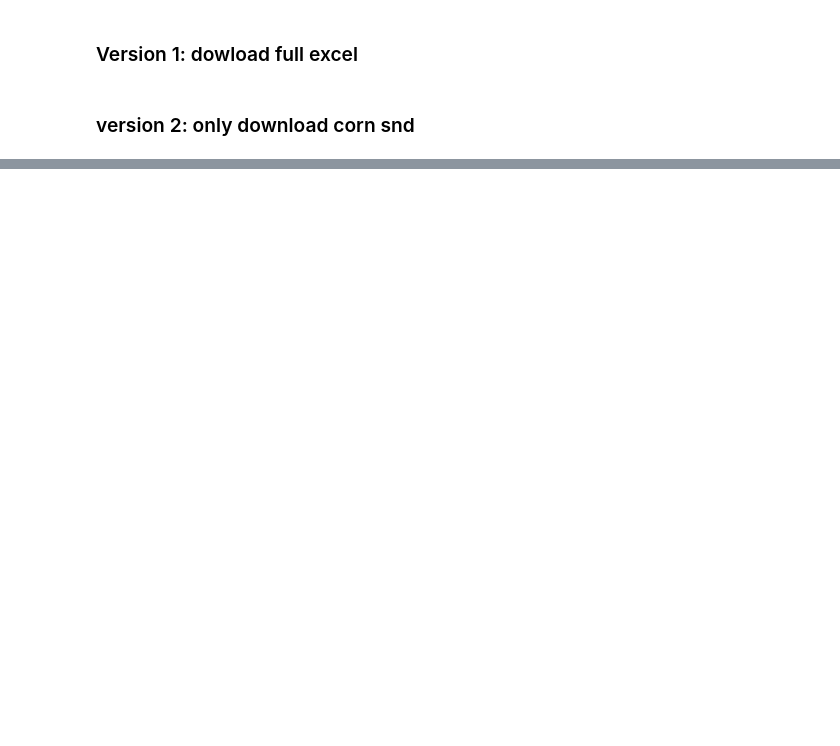
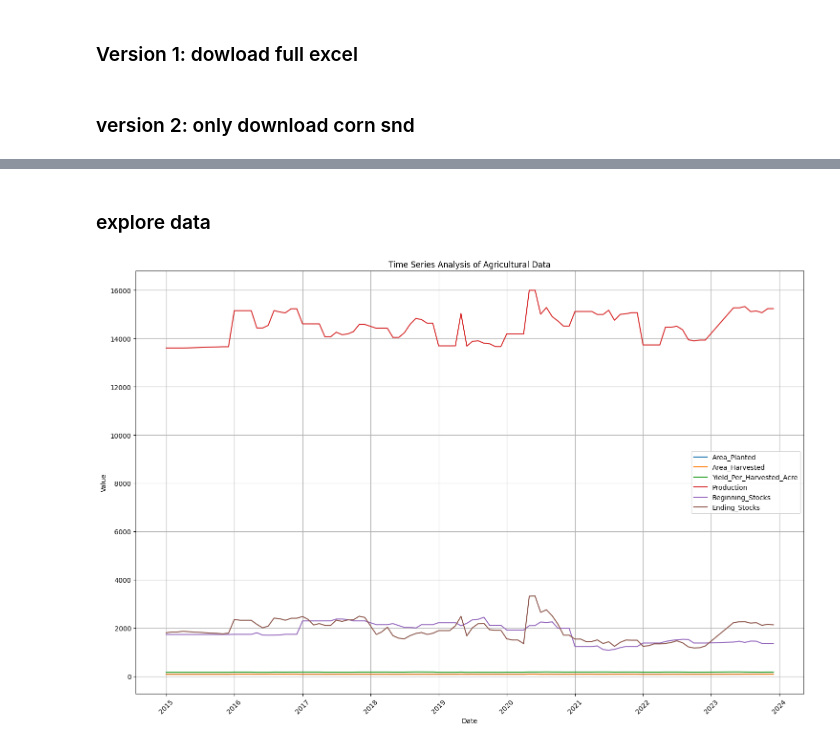
Before and after one commit to Jamie-Kennedy98/snd-forecast, a Jupyter notebook: testing.ipynb, the cells around one changed output, grey strips where cells are left out. Cells and saved outputs as stored; diff of their text form; code cells hidden in the pictures; blank space fills up the shorter version.

Commit message:
explore data

```diff
--- a/testing.ipynb
+++ b/testing.ipynb
@@ -112,0 +241,3 @@ for page in range(1, number_of_pages + 1):
+# %%
+# Remove columns that have 'Unnamed' in their name
+df_cleaned = all_data_df.loc[:, ~all_data_df.columns.str.contains('Unnamed')]
@@ -112,0 +302,14 @@ for page in range(1, number_of_pages + 1):
+# %%
+from datetime import datetime
+
+# Function to convert the strings into datetime objects
+def convert_to_date(string):
+    year, month_str = string.split(" Proj. ")
+    # Since the year is in the format "2023/24", we'll take the first year for simplicity
+    year = year.split("/")[0]
+    # Convert month string to a datetime object and format it
+    date = datetime.strptime(f"{year} {month_str}", "%Y %b")
+    return date
+
+# Apply the function to the DataFrame
+df_cleaned['projected_dates'] = df_cleaned['Date'].apply(convert_to_date)
@@ -112,0 +334,24 @@ for page in range(1, number_of_pages + 1):
+# %% [markdown]
+### explore data
+# %%
+import matplotlib.pyplot as plt
+import seaborn as sns
+
+# Selecting key variables for time series analysis
+variables_to_plot = ['Area_Planted', 'Area_Harvested', 'Yield_Per_Harvested_Acre', 'Production', 'Beginning_Stocks', 'Ending_Stocks']
+
+# Plotting time series for selected variables again, now that we know 'projected_dates' is already in datetime format
+plt.figure(figsize=(15, 10))
+for variable in variables_to_plot:
+    sns.lineplot(data=df_cleaned, x='projected_dates', y=variable, label=variable)
+
+plt.title('Time Series Analysis of Agricultural Data')
+plt.xlabel('Date')
+plt.ylabel('Value')
+plt.legend()
+plt.xticks(rotation=45)
+plt.grid(True)
+plt.tight_layout()
+plt.show()
+# %% [output]
+[figure, added]
```
Also changed, not shown: parts of 18 cells of this notebook, 1 other file.
